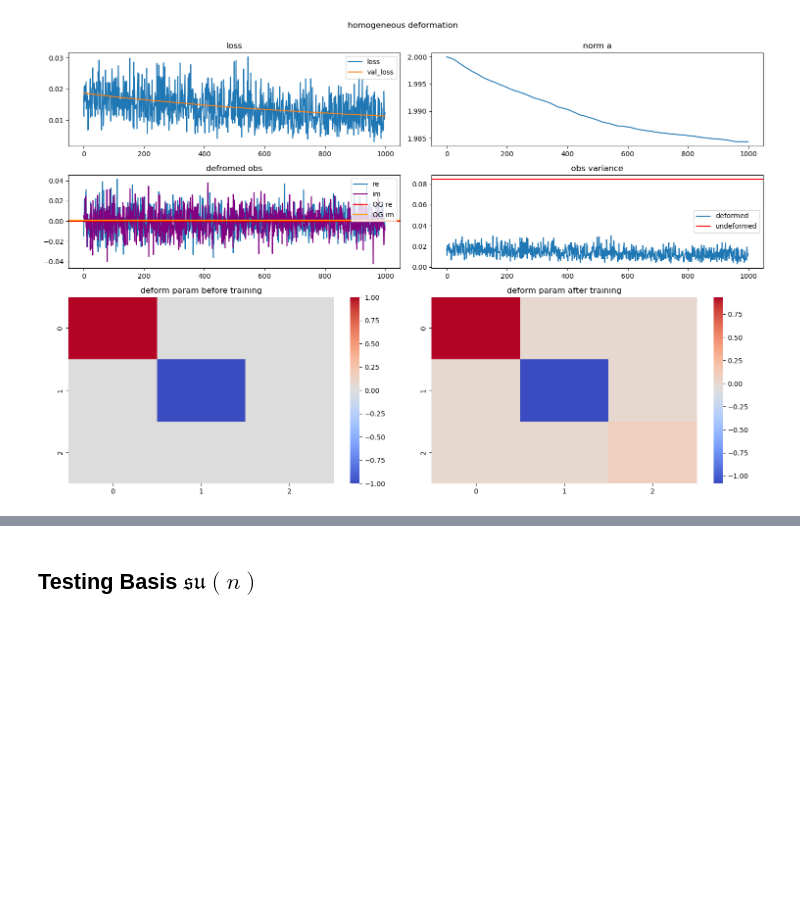
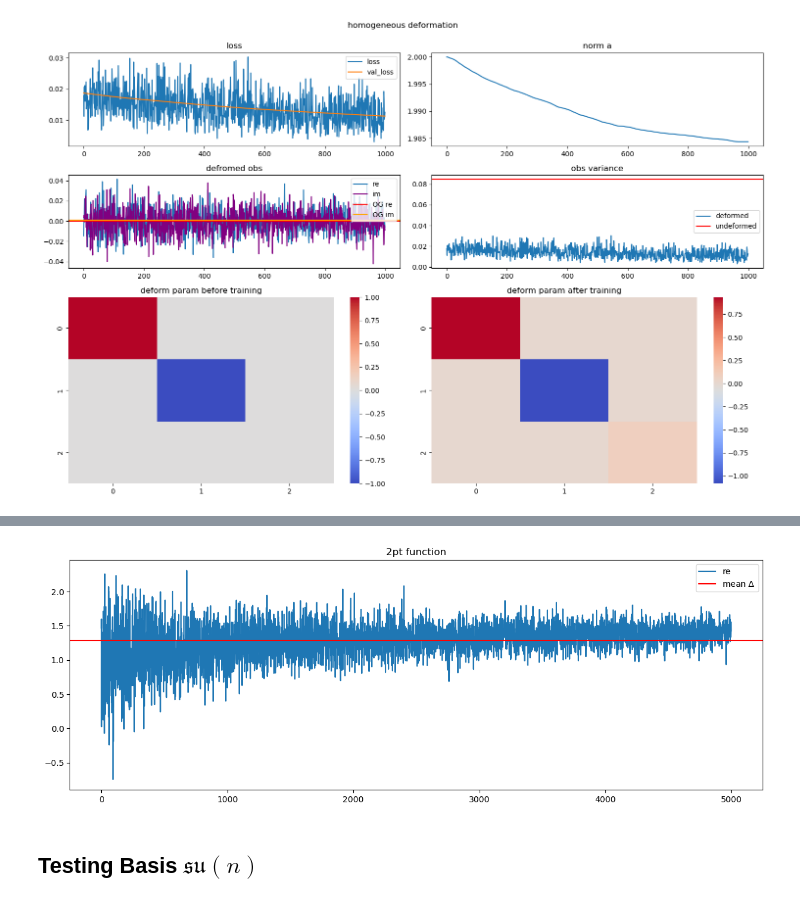
Before and after one commit to dHuberYoumans/CPNStN, a Jupyter notebook: toy_model/scrapbook.ipynb, the cells around one changed output, grey strips where cells are left out. Cells and saved outputs as stored; diff of their text form; code cells hidden in the pictures; blank space fills up the shorter version.

```diff
--- a/toy_model/scrapbook.ipynb
+++ b/toy_model/scrapbook.ipynb
@@ -975,3 +1154,13 @@ plt.tight_layout();
+# %%
+fig = plt.figure(figsize=(15,5))
+Delta = [z.real / mean_re for z in observable]
+plt.plot(Delta,label='re')
+plt.axhline(y=np.mean(Delta),xmin=0,xmax=epochs,color='red',label=r'mean $\Delta$')
+# plt.plot([z.imag / mean_im for z in observable],label='im',color='purple')
+plt.title('2pt function')
+plt.legend();
+# %% [output]
+[figure, added]
 # %% [markdown]
 ## Testing Basis $\mathfrak{su}(n)$
 # %%
```
Also changed, not shown: parts of 9 cells of this notebook, 3 other files.
